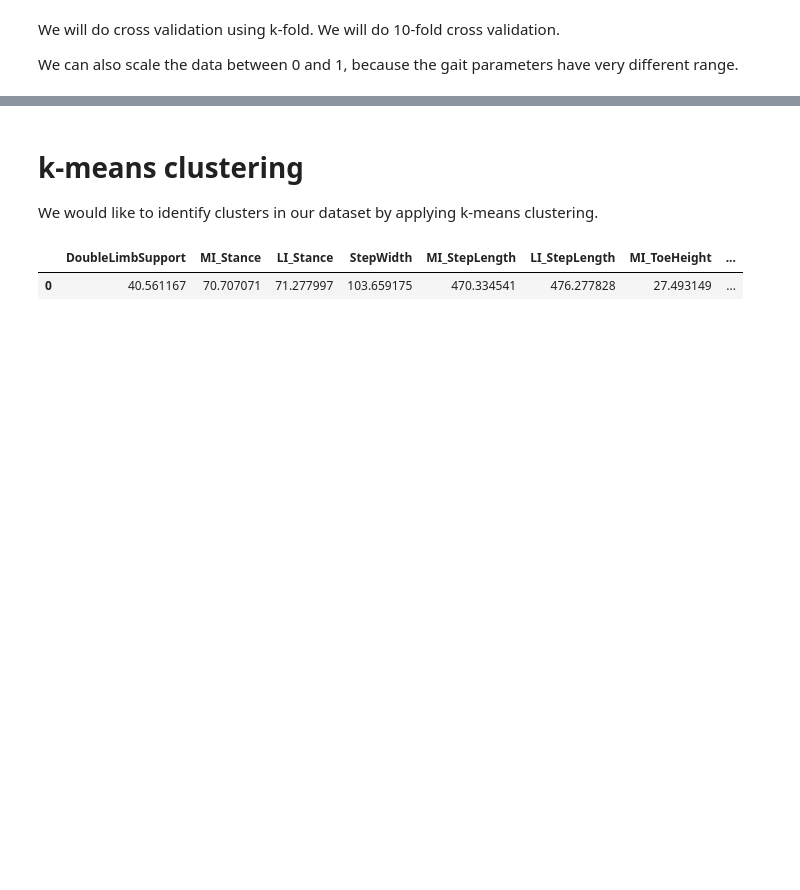
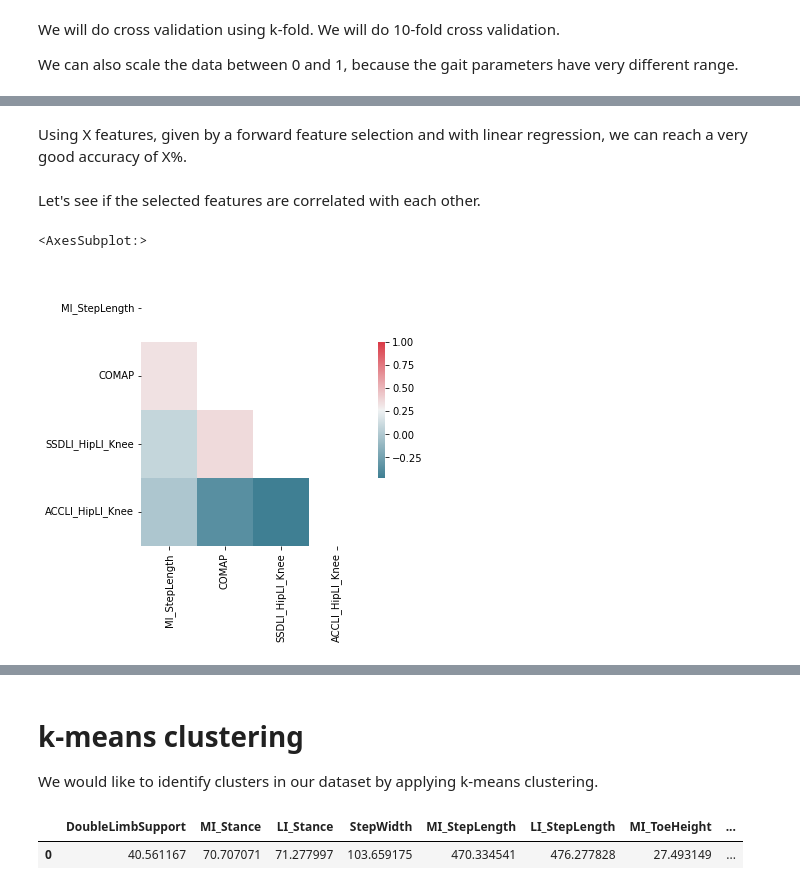
Before and after one commit to paulinegut/Gait-analysis, a Jupyter notebook: FinalProject_6MWTprediction.ipynb, the cells around one changed output, grey strips where cells are left out. Saved outputs shown, nothing was run; the diff lists cells and outputs as text; code cells hidden in the pictures; blank space fills up the shorter version.

```diff
--- a/FinalProject_6MWTprediction.ipynb
+++ b/FinalProject_6MWTprediction.ipynb
@@ -724,0 +764,21 @@ result_filtered_features.append(filtered_features)
+# %% [markdown]
+Using X features, given by a forward feature selection and with linear regression, we can reach a very good accuracy of X%.
+# %% [markdown]
+Let's see if the selected features are correlated with each other.
+# %%
+Data = pd.DataFrame()
+Data = df[feature_set_forward.loc[3,MAPE_forward.loc[3,:].idxmax(axis=1)]]
+
+#correlation matrix
+corr=Data.corr()
+
+#plotting correlation matrix
+#plot just half of the correlation matrix
+mask = np.zeros_like(corr, dtype=np.bool)
+mask[np.triu_indices_from(mask)] = True
+plt.figure(figsize=(5, 5))
+cmap = sns.diverging_palette(220, 10, as_cmap=True)
+sns.heatmap(corr,cmap=cmap, mask= mask, vmax=1, cbar_kws={"shrink": .5})
+# %% [output]
+<AxesSubplot:>
+[figure, added]
```
Also changed, not shown: parts of 86 cells of this notebook.
